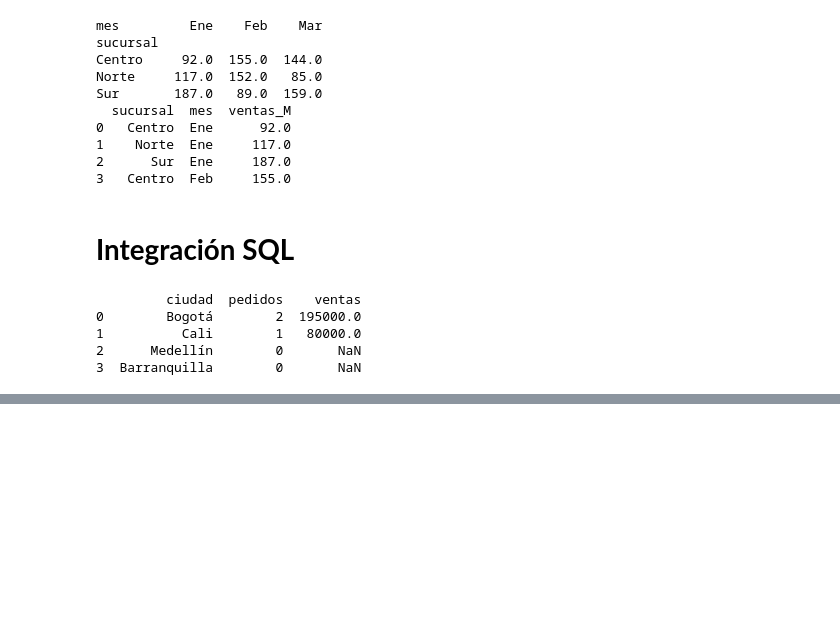
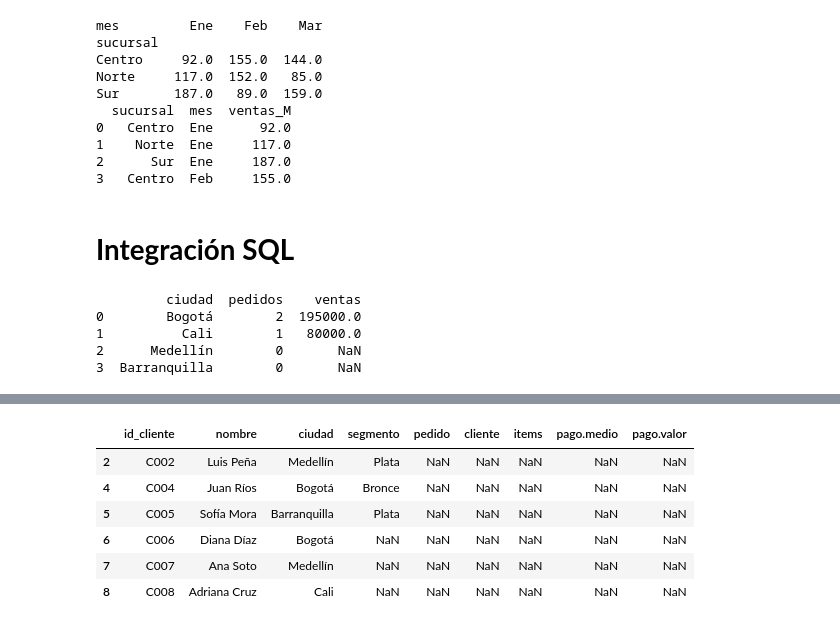
Before and after one commit to robinsonvelag-ops/Unicafam_Modelos_Analiticos_Indra, a Jupyter notebook: Sesion3_Integracion_de_Datos.ipynb, the cells around one changed output, grey strips where cells are left out. Cells and saved outputs as stored; diff of their text form; code cells hidden in the pictures; blank space fills up the shorter version.

```diff
--- a/Sesion3_Integracion_de_Datos.ipynb
+++ b/Sesion3_Integracion_de_Datos.ipynb
@@ -231,0 +258,15 @@ print(pd.read_sql(query, con))
+# %%
+# Haz un LEFT JOIN con pedidos
+left2 = pd.merge(clientes, pedidos, left_on="id_cliente",
+                 right_on="cliente", how="left")
+
+# Lista los clientes sin compras.
+left2[left2["cliente"].isna()]
+# %% [output]
+|  | id_cliente | nombre | ciudad | segmento | pedido | cliente | items | pago.medio | pago.valor |
+| 2 | C002 | Luis Peña | Medellín | Plata | NaN | NaN | NaN | NaN | NaN |
+| 4 | C004 | Juan Ríos | Bogotá | Bronce | NaN | NaN | NaN | NaN | NaN |
+| 5 | C005 | Sofía Mora | Barranquilla | Plata | NaN | NaN | NaN | NaN | NaN |
+| 6 | C006 | Diana Díaz | Bogotá | NaN | NaN | NaN | NaN | NaN | NaN |
+| 7 | C007 | Ana Soto | Medellín | NaN | NaN | NaN | NaN | NaN | NaN |
+| 8 | C008 | Adriana Cruz | Cali | NaN | NaN | NaN | NaN | NaN | NaN |
```
Also changed, not shown: parts of 16 cells of this notebook.
